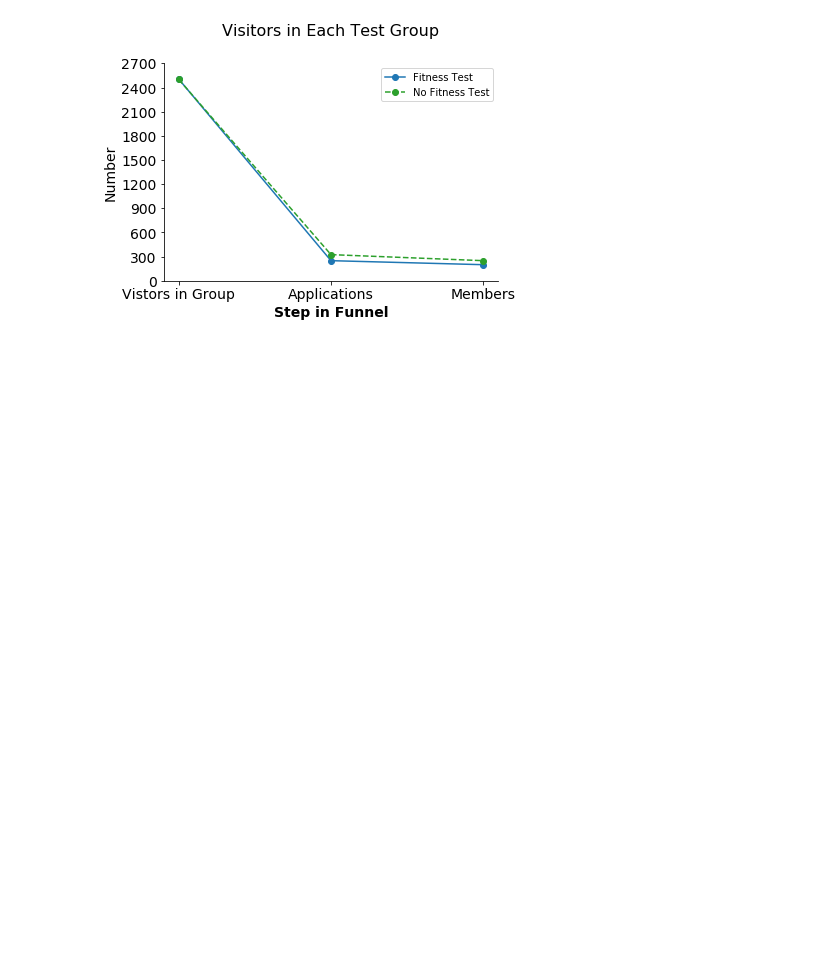
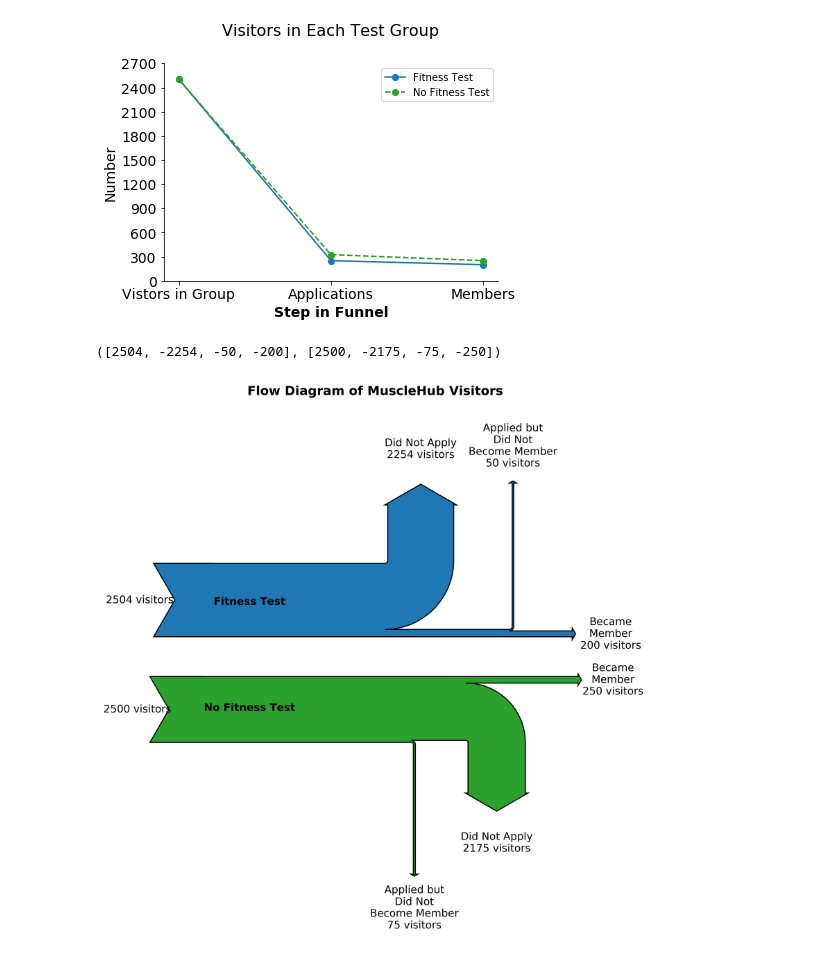
Before and after one commit to kaumaron/Data_Science, a Jupyter notebook: Codecademy_IDA/musclehub_project/musclehub.ipynb, the cells around one changed output. Saved outputs shown, nothing was run; the diff lists cells and outputs as text; code cells hidden in the pictures; blank space fills up the shorter version.

```diff
--- a/Codecademy_IDA/musclehub_project/musclehub.ipynb
+++ b/Codecademy_IDA/musclehub_project/musclehub.ipynb
@@ -583,3 +597,65 @@ plt.show
 # %% [output]
 <function matplotlib.pyplot.show>
 [figure]
+# %%
+a_flow = [app_pivot[app_pivot['AB_Test_Group'] == 'A']['Total'].values[0],
+         -app_pivot[app_pivot['AB_Test_Group'] == 'A']['No Application'].values[0],
+         -member_pivot[member_pivot['AB_Test_Group'] == 'A']['Not Member'].values[0],
+         -final_member_pivot[final_member_pivot['AB_Test_Group'] == 'A']\
+          ['Member'].values[0]]
+#a_flow = [float(x) * 100 / a_flow[0] for x  in a_flow]
+
+b_flow = [app_pivot[app_pivot['AB_Test_Group'] == 'B']['Total'].values[0],
+         -app_pivot[app_pivot['AB_Test_Group'] == 'B']['No Application'].values[0],
+         -member_pivot[member_pivot['AB_Test_Group'] == 'B']['Not Member'].values[0],
+         -final_member_pivot[final_member_pivot['AB_Test_Group'] == 'B']\
+          ['Member'].values[0]]
+#b_flow = [float(x) * 100/ b_flow[0] for x  in b_flow]
+
+a_flow, b_flow
+# %% [output]
+([2504, -2254, -50, -200], [2500, -2175, -75, -250])
+# %%
+labels = ['', 'Did Not Apply', 'Applied but\nDid Not\nBecome Member' , 'Became\nMember']
+plt.close()
+
+
+fig = plt.figure(figsize=(7,7.2), dpi=600, frameon=False)
+
+ax = fig.add_subplot(2, 1, 1, xticks=[], yticks=[], frameon=False,)
+ax.set_title("Flow Diagram of MuscleHub Visitors",y = 1.1, fontweight='bold')
+ax2 = fig.add_subplot(2,1,2, xticks=[], yticks=[], frameon=False,)
+
+sankey = Sankey(ax=ax, scale=0.0005, offset=0.6, head_angle=120,
+                format = '%d', unit=' visitors', gap=1,
+                radius=0.05, shoulder=0.05,)
+sankey.add(flows = a_flow,
+            labels = labels,
+            orientations= [0, 1, 1, 0],
+            pathlengths=[0, 1, 2.5, 1],
+            trunklength=5.,
+            facecolor=tableau20[0],
+            label="Fitness Test"
+          ).finish()
+
+sankey2 = Sankey(ax=ax2, scale=0.0005, offset=0.6, head_angle=120,
+                format = '%d', unit=' visitors', gap=1,
+                radius=0.04, shoulder=0.05,)
+sankey2.add(flows = b_flow,
+            labels = labels,
+            orientations= [0, -1, -1, 0],
+            pathlengths=[0, 1, 2.5, 1],
+            trunklength=6.,
+            facecolor=tableau20[4],
+            label="No Fitness Test"
+          ).finish()
+
+ax.text(0.25, 0.25, 'Fitness Test', horizontalalignment='center',
+        verticalalignment='center', transform=ax.transAxes, fontweight='bold')
+ax2.text(0.25, -0.20, 'No Fitness Test', horizontalalignment='center',
+        verticalalignment='center', transform=ax.transAxes, fontweight='bold')
+
+plt.tight_layout()
+plt.show()
+# %% [output]
+[figure, added]
```
Also changed, not shown: parts of 1 cell of this notebook.
